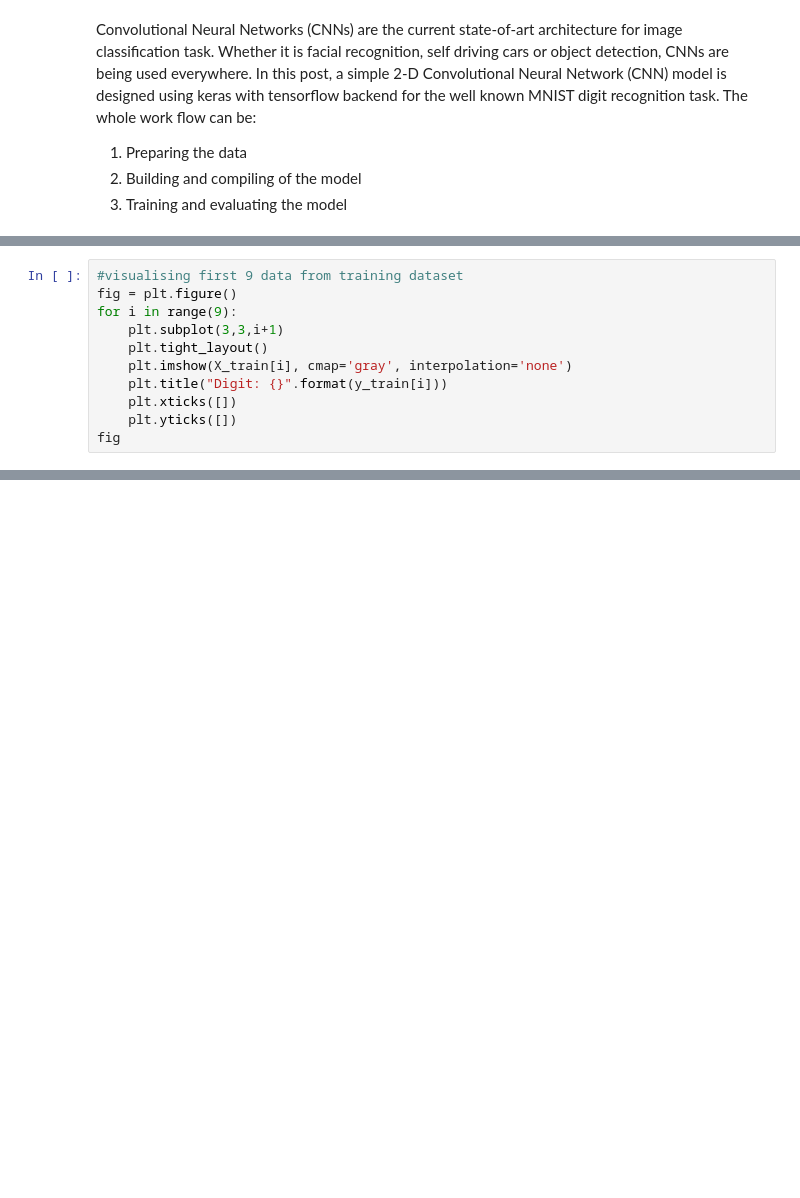
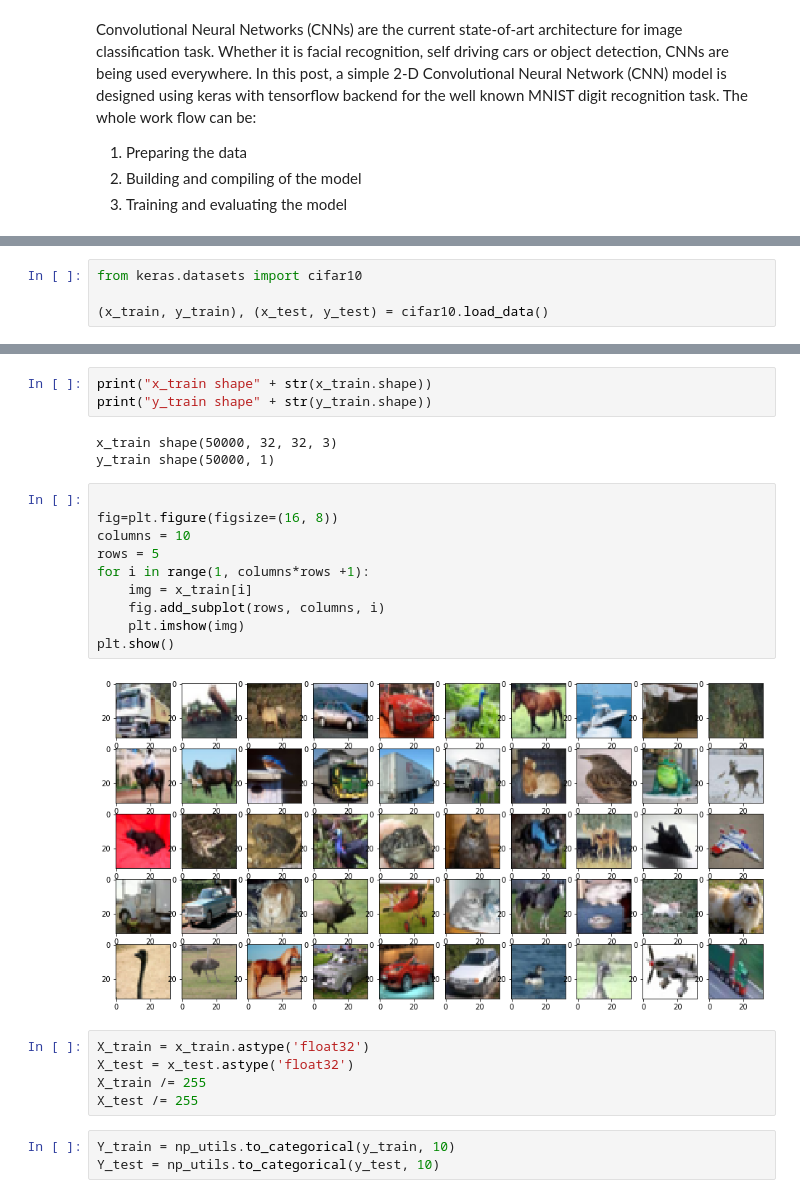
Before and after one commit to DeusExMachina1993/Deep-Computer-Vision, a Jupyter notebook: Project2.ipynb, the cells around one changed output, grey strips where cells are left out. Cells and saved outputs as stored; diff of their text form; blank space fills up the shorter version.

```diff
--- a/Project2.ipynb
+++ b/Project2.ipynb
@@ -36,11 +21,0 @@ Downloading data from https://s3.amazonaws.com/img-datasets/mnist.npz
-# %%
-#visualising first 9 data from training dataset
-fig = plt.figure()
-for i in range(9):
-    plt.subplot(3,3,i+1)
-    plt.tight_layout()
-    plt.imshow(X_train[i], cmap='gray', interpolation='none')
-    plt.title("Digit: {}".format(y_train[i]))
-    plt.xticks([])
-    plt.yticks([])
-fig
@@ -132,0 +190,4 @@ WARNING:tensorflow:From /usr/local/lib/python3.6/dist-packages/keras/backend/ten
+# %%
+from keras.datasets import cifar10
+
+(x_train, y_train), (x_test, y_test) = cifar10.load_data()
@@ -132,0 +197,26 @@ WARNING:tensorflow:From /usr/local/lib/python3.6/dist-packages/keras/backend/ten
+# %%
+print("x_train shape" + str(x_train.shape))
+print("y_train shape" + str(y_train.shape))
+# %% [output]
+x_train shape(50000, 32, 32, 3)
+y_train shape(50000, 1)
+# %%
+
+fig=plt.figure(figsize=(16, 8))
+columns = 10
+rows = 5
+for i in range(1, columns*rows +1):
+    img = x_train[i]
+    fig.add_subplot(rows, columns, i)
+    plt.imshow(img)
+plt.show()
+# %% [output]
+[figure, added]
+# %%
+X_train = x_train.astype('float32')
+X_test = x_test.astype('float32')
+X_train /= 255
+X_test /= 255
+# %%
+Y_train = np_utils.to_categorical(y_train, 10)
+Y_test = np_utils.to_categorical(y_test, 10)
```
Also changed, not shown: parts of 54 cells of this notebook.
